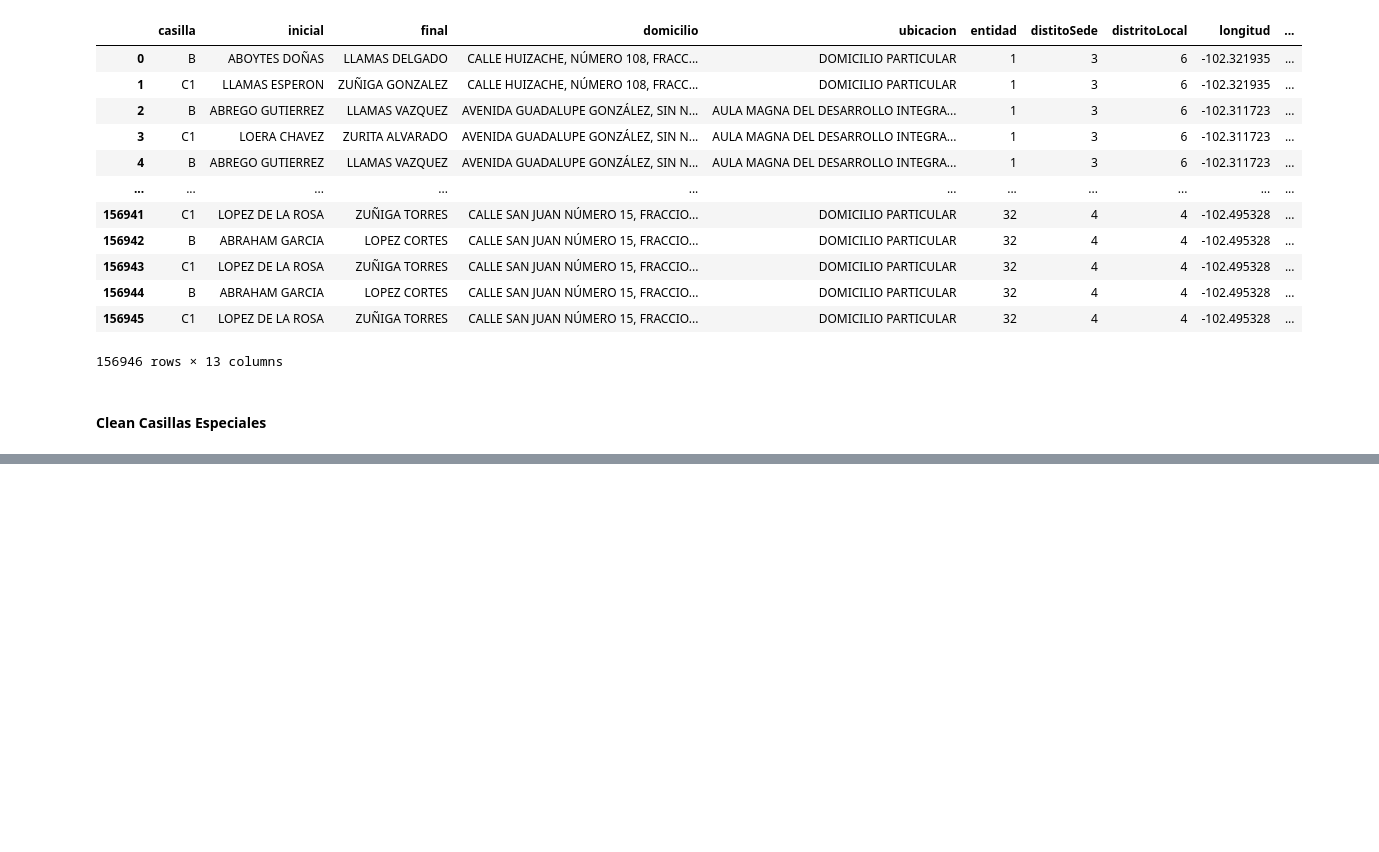
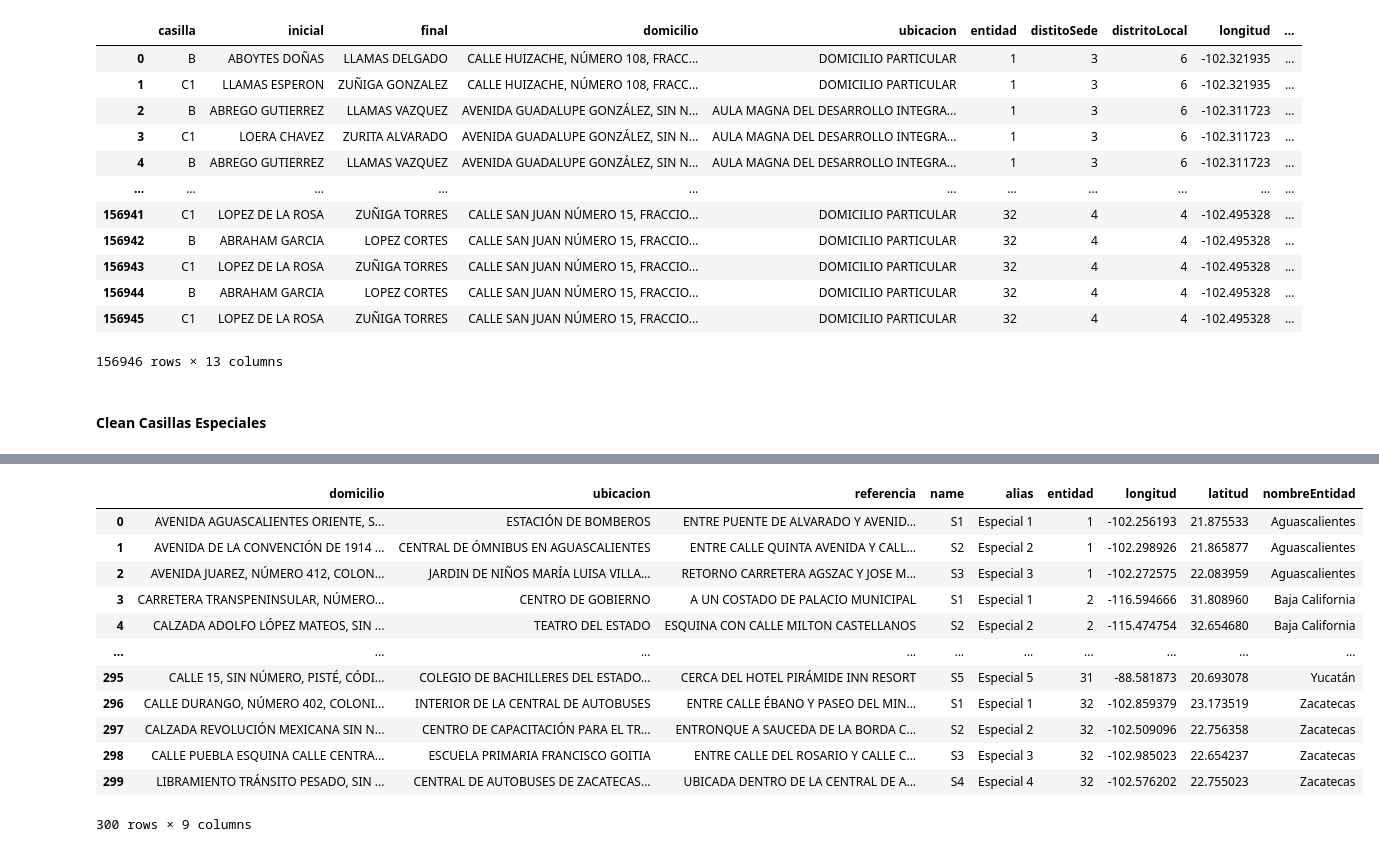
Before and after one commit to FedericoDM/indian-schools-extraction, a Jupyter notebook: ine/format_casillas.ipynb, the cells around one changed output, grey strips where cells are left out. Saved outputs shown, nothing was run; the diff lists cells and outputs as text; code cells hidden in the pictures; blank space fills up the shorter version.

Commit message:
Formatted and cleaned all data

```diff
--- a/ine/format_casillas.ipynb
+++ b/ine/format_casillas.ipynb
@@ -112,6 +112,35 @@ def clean_coordinates(df):
     clean_coords = [float(coord) for coord in clean_coords]
 
     return clean_coords
+# %%
+def get_names_aliases(casillas_especiales):
+    """
+    Gets name and aliases of casillas especiales
+
+    Parameters
+    ----------
+    casillas_especiales : dataframe
+        Dataframe with the casillas especiales data
+
+    Returns
+    -------
+    final_names: list
+    final_aliases: list
+    """
+    entidades = list(casillas_especiales['entidad'].unique())
+    final_names = []
+    final_aliases = []
+
+    for entidad in entidades:
+        casillas_entidad = casillas_especiales[casillas_especiales['entidad'] == entidad]
+        total_casillas = len(casillas_entidad)
+        names = [f"S{num}" for num in range(1, total_casillas + 1)]
+        aliases = [f"Especial {num}" for num in range(1, total_casillas + 1)]
+
+        final_names.extend(names)
+        final_aliases.extend(aliases)
+
+    return final_names, final_aliases
 # %% [markdown]
 ### Pipeline
 # %%
@@ -157,2 +188,7 @@ casillas_df
 # %% [markdown]
 #### Clean Casillas Especiales
+# %%
+casillas_especiales = pd.read_csv("casillas_especiales.csv", encoding='utf-8-sig')
+casillas_especiales[['longitud', 'latitud']] = casillas_especiales.apply(clean_coordinates, axis=1, result_type='expand')
+casillas_especiales.drop(columns=['index', 'id', 'croquis', 'geom', 'dce', 'id_domicilio', 'type', 'active'], inplace=True)
+casillas_especiales
@@ -159 +209,21 @@ casillas_df
+# %%
+final_names, final_aliases = get_names_aliases(casillas_especiales)
+casillas_especiales['name'] = final_names
+casillas_especiales['alias'] = final_aliases
+casillas_especiales['nombreEntidad'] = casillas_especiales['entidad'].apply(lambda x: get_entidad_name(x, dict_entidad))
+casillas_especiales
+# %% [output]
+|  | domicilio | ubicacion | referencia | name | alias | entidad | longitud | latitud | nombreEntidad |
+| 0 | AVENIDA AGUASCALIENTES ORIENTE, S... | ESTACIÓN DE BOMBEROS | ENTRE PUENTE DE ALVARADO Y AVENID... | S1 | Especial 1 | 1 | -102.256193 | 21.875533 | Aguascalientes |
+| 1 | AVENIDA DE LA CONVENCIÓN DE 1914 ... | CENTRAL DE ÓMNIBUS EN AGUASCALIENTES | ENTRE CALLE QUINTA AVENIDA Y CALL... | S2 | Especial 2 | 1 | -102.298926 | 21.865877 | Aguascalientes |
+| 2 | AVENIDA JUAREZ, NÚMERO 412, COLON... | JARDIN DE NIÑOS MARÍA LUISA VILLA... | RETORNO CARRETERA AGSZAC Y JOSE M... | S3 | Especial 3 | 1 | -102.272575 | 22.083959 | Aguascalientes |
+| 3 | CARRETERA TRANSPENINSULAR, NÚMERO... | CENTRO DE GOBIERNO | A UN COSTADO DE PALACIO MUNICIPAL | S1 | Especial 1 | 2 | -116.594666 | 31.808960 | Baja California |
+| 4 | CALZADA ADOLFO LÓPEZ MATEOS, SIN ... | TEATRO DEL ESTADO | ESQUINA CON CALLE MILTON CASTELLANOS | S2 | Especial 2 | 2 | -115.474754 | 32.654680 | Baja California |
+| ... | ... | ... | ... | ... | ... | ... | ... | ... | ... |
+| 295 | CALLE 15, SIN NÚMERO, PISTÉ, CÓDI... | COLEGIO DE BACHILLERES DEL ESTADO... | CERCA DEL HOTEL PIRÁMIDE INN RESORT | S5 | Especial 5 | 31 | -88.581873 | 20.693078 | Yucatán |
+| 296 | CALLE DURANGO, NÚMERO 402, COLONI... | INTERIOR DE LA CENTRAL DE AUTOBUSES | ENTRE CALLE ÉBANO Y PASEO DEL MIN... | S1 | Especial 1 | 32 | -102.859379 | 23.173519 | Zacatecas |
+| 297 | CALZADA REVOLUCIÓN MEXICANA SIN N... | CENTRO DE CAPACITACIÓN PARA EL TR... | ENTRONQUE A SAUCEDA DE LA BORDA C... | S2 | Especial 2 | 32 | -102.509096 | 22.756358 | Zacatecas |
+| 298 | CALLE PUEBLA ESQUINA CALLE CENTRA... | ESCUELA PRIMARIA FRANCISCO GOITIA | ENTRE CALLE DEL ROSARIO Y CALLE C... | S3 | Especial 3 | 32 | -102.985023 | 22.654237 | Zacatecas |
+| 299 | LIBRAMIENTO TRÁNSITO PESADO, SIN ... | CENTRAL DE AUTOBUSES DE ZACATECAS... | UBICADA DENTRO DE LA CENTRAL DE A... | S4 | Especial 4 | 32 | -102.576202 | 22.755023 | Zacatecas |
+300 rows × 9 columns
 # %%
```
Also changed, not shown: parts of 5 cells of this notebook, 1 other file.
